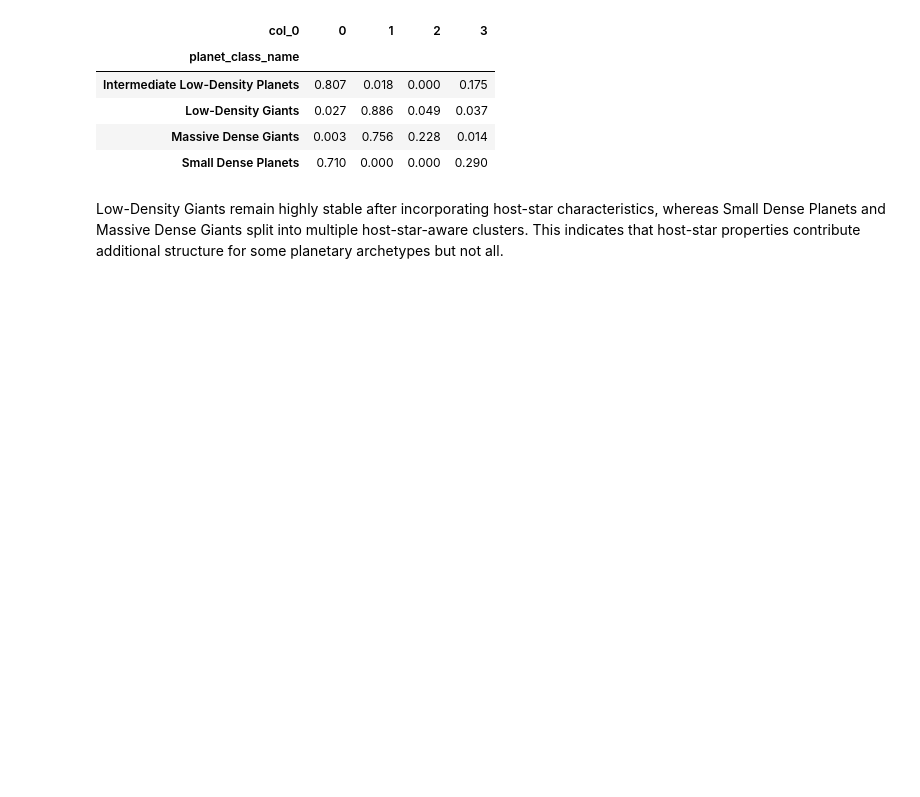
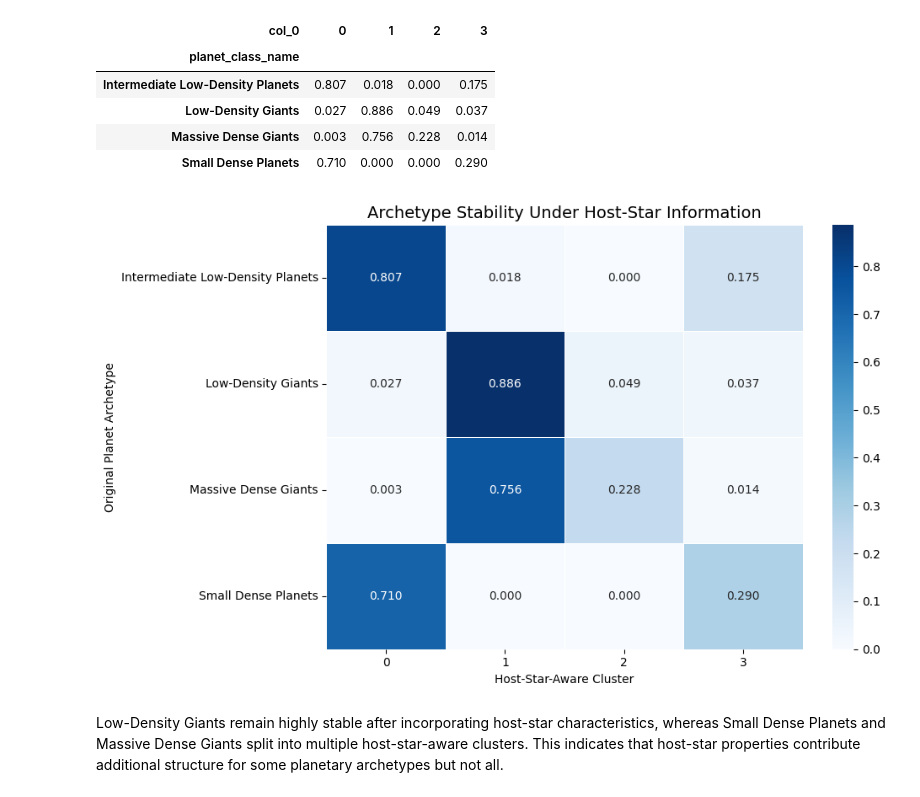
Before and after one commit to harini-prabakaran/celestia, a Jupyter notebook: notebooks/06_host_star_analysis.ipynb, the cells around one changed output. Cells and saved outputs as stored; diff of their text form; code cells hidden in the pictures; blank space fills up the shorter version.

Commit message:
Release v1.0: Exoplanet archetype discovery using clustering, classification, SHAP, and stellar analysis

```diff
--- a/notebooks/06_host_star_analysis.ipynb
+++ b/notebooks/06_host_star_analysis.ipynb
@@ -335,6 +335,46 @@ pd.crosstab(
 | Low-Density Giants | 0.027 | 0.886 | 0.049 | 0.037 |
 | Massive Dense Giants | 0.003 | 0.756 | 0.228 | 0.014 |
 | Small Dense Planets | 0.710 | 0.000 | 0.000 | 0.290 |
+# %%
+import pandas as pd
+import seaborn as sns
+import matplotlib.pyplot as plt
+
+transition_matrix = pd.crosstab(
+    planet_classes["planet_class_name"],
+    host_labels_4,
+    normalize="index"
+).round(3)
+
+plt.figure(figsize=(10,6))
+
+sns.heatmap(
+    transition_matrix,
+    annot=True,
+    cmap="Blues",
+    fmt=".3f",
+    linewidths=0.5
+)
+
+plt.title(
+    "Archetype Stability Under Host-Star Information",
+    fontsize=14
+)
+
+plt.xlabel("Host-Star-Aware Cluster")
+plt.ylabel("Original Planet Archetype")
+
+plt.tight_layout()
+
+plt.savefig(
+    "../assets/transition_matrix.png",
+    dpi=300,
+    bbox_inches="tight"
+)
+
+plt.show()
+# %% [output]
+[figure, added]
 # %% [markdown]
 Low-Density Giants remain highly stable after incorporating host-star characteristics, whereas Small Dense Planets and Massive Dense Giants split into multiple host-star-aware clusters. This indicates that host-star properties contribute additional structure for some planetary archetypes but not all.
 # %% [markdown]
```
Also changed, not shown: 11 other files.
